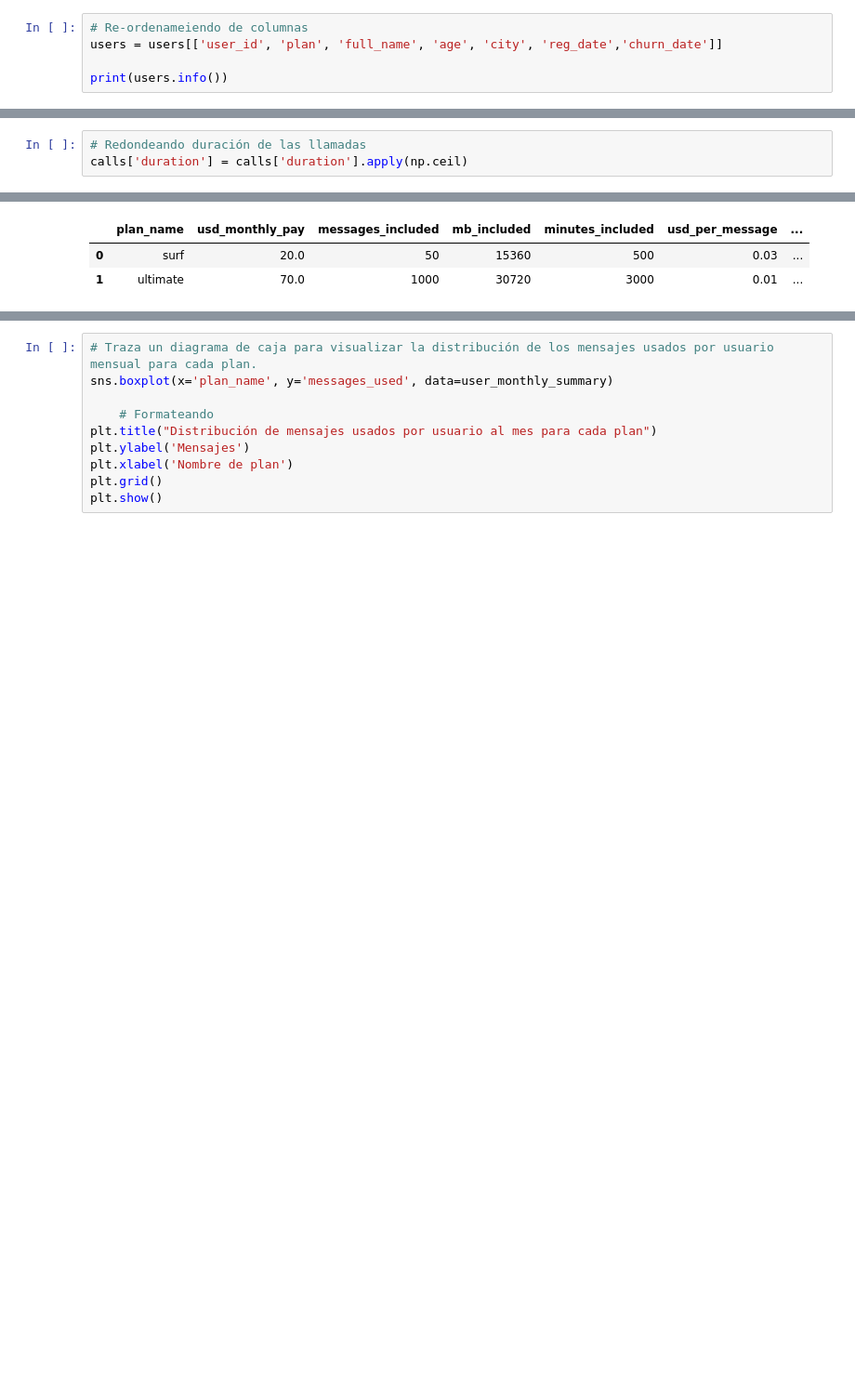
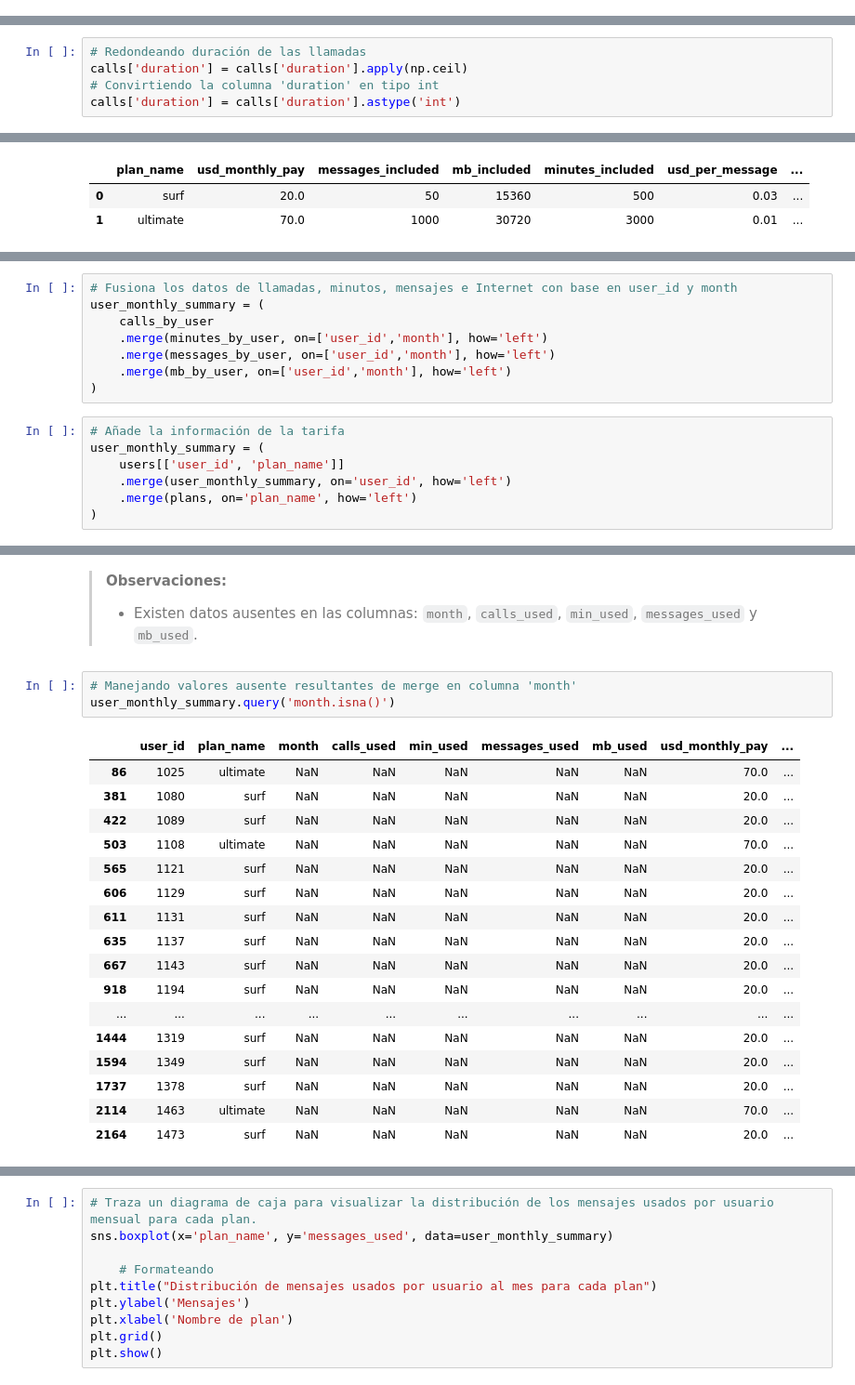
Before and after one commit to EdgarMdz2/megaline-telecom-tripleten, a Jupyter notebook: megaline-telecom.ipynb, the cells around one changed output, grey strips where cells are left out. Shown: that part at 93% size. Saved outputs shown, nothing was run; the diff lists cells and outputs as text; blank space fills up the shorter version.

```diff
--- a/megaline-telecom.ipynb
+++ b/megaline-telecom.ipynb
@@ -168,8 +181,3 @@ users['first_name'] = users['first_name'] + ' ' + users['last_name']
 users.rename(columns={'first_name':'full_name'}, inplace=True)
 # Eliminando columna 'last_name'
 users = users.drop('last_name', axis=1)
-# %%
-# Re-ordenameiendo de columnas
-users = users[['user_id', 'plan', 'full_name', 'age', 'city', 'reg_date','churn_date']]
-
-print(users.info())
@@ -269,6 +278,8 @@ calls['user_id'] = calls['user_id'].astype('object')
 # %%
 # Redondeando duración de las llamadas
 calls['duration'] = calls['duration'].apply(np.ceil)
+# Convirtiendo la columna 'duration' en tipo int
+calls['duration'] = calls['duration'].astype('int')
 # %%
 # Cambiando el nombre la columna 'id' a 'call_id'
 calls.rename(columns={'id':'call_id'},inplace=True)
@@ -722,0 +482,15 @@ display(messages_used_var)
+# %%
+# Fusiona los datos de llamadas, minutos, mensajes e Internet con base en user_id y month
+user_monthly_summary = (
+    calls_by_user
+    .merge(minutes_by_user, on=['user_id','month'], how='left')
+    .merge(messages_by_user, on=['user_id','month'], how='left')
+    .merge(mb_by_user, on=['user_id','month'], how='left')
+)
+# %%
+# Añade la información de la tarifa
+user_monthly_summary = (
+    users[['user_id', 'plan_name']]
+    .merge(user_monthly_summary, on='user_id', how='left')
+    .merge(plans, on='plan_name', how='left')
+)
@@ -722,0 +518,25 @@ display(messages_used_var)
+# %% [markdown]
+>**Observaciones:**
+>
+>- Existen datos ausentes en las columnas: `month`, `calls_used`, `min_used`, `messages_used` y `mb_used`.
+# %%
+# Manejando valores ausente resultantes de merge en columna 'month'
+user_monthly_summary.query('month.isna()')
+# %% [output]
+|  | user_id | plan_name | month | calls_used | min_used | messages_used | mb_used | usd_monthly_pay | ... |
+| 86 | 1025 | ultimate | NaN | NaN | NaN | NaN | NaN | 70.0 | ... |
+| 381 | 1080 | surf | NaN | NaN | NaN | NaN | NaN | 20.0 | ... |
+| 422 | 1089 | surf | NaN | NaN | NaN | NaN | NaN | 20.0 | ... |
+| 503 | 1108 | ultimate | NaN | NaN | NaN | NaN | NaN | 70.0 | ... |
+| 565 | 1121 | surf | NaN | NaN | NaN | NaN | NaN | 20.0 | ... |
+| 606 | 1129 | surf | NaN | NaN | NaN | NaN | NaN | 20.0 | ... |
+| 611 | 1131 | surf | NaN | NaN | NaN | NaN | NaN | 20.0 | ... |
+| 635 | 1137 | surf | NaN | NaN | NaN | NaN | NaN | 20.0 | ... |
+| 667 | 1143 | surf | NaN | NaN | NaN | NaN | NaN | 20.0 | ... |
+| 918 | 1194 | surf | NaN | NaN | NaN | NaN | NaN | 20.0 | ... |
+| ... | ... | ... | ... | ... | ... | ... | ... | ... | ... |
+| 1444 | 1319 | surf | NaN | NaN | NaN | NaN | NaN | 20.0 | ... |
+| 1594 | 1349 | surf | NaN | NaN | NaN | NaN | NaN | 20.0 | ... |
+| 1737 | 1378 | surf | NaN | NaN | NaN | NaN | NaN | 20.0 | ... |
+| 2114 | 1463 | ultimate | NaN | NaN | NaN | NaN | NaN | 70.0 | ... |
+| 2164 | 1473 | surf | NaN | NaN | NaN | NaN | NaN | 20.0 | ... |
```
Also changed, not shown: parts of 139 cells of this notebook.
